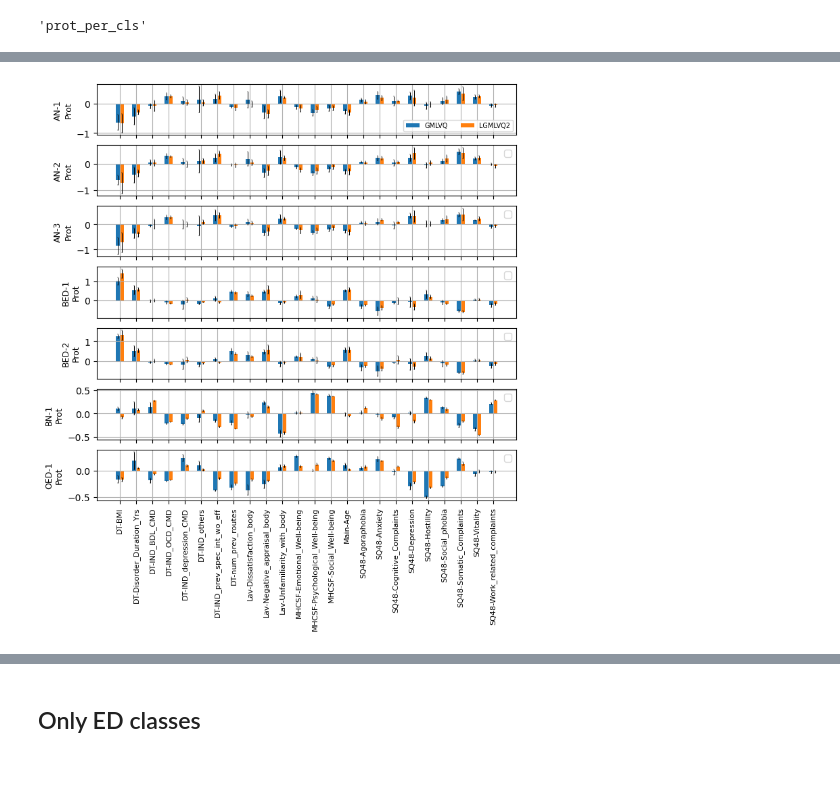
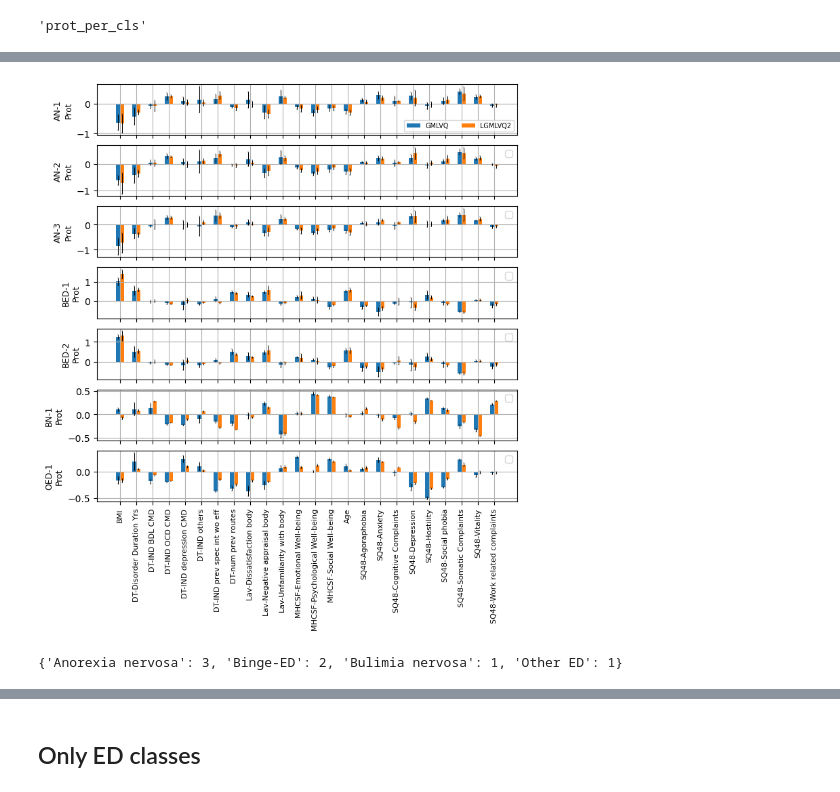
Before and after one commit to SrGh31/ED-profiling, a Jupyter notebook: Prediction_EDTypes_Severity.ipynb, the cells around one changed output, grey strips where cells are left out. Cells and saved outputs as stored; diff of their text form; code cells hidden in the pictures.

```diff
--- a/Prediction_EDTypes_Severity.ipynb
+++ b/Prediction_EDTypes_Severity.ipynb
@@ -505,6 +616,6 @@ dict_keys(['Mean', 'Std', 'All', 'prot_per_cls', 'cls_names'])
 # %%
-select_keys2=['GMLVQ','LGMLVQ2']
-fs, nprots=9, np.shape(prots_lvq_all[2.1]['GMLVQ']['Mean'])[0]
+select_keys2, classifier_prot=['GMLVQ','LGMLVQ2'], ['Generalized Matrix LVQ', 'Localized GMLVQ']
+fs, nprots=9, np.shape(prots_lvq_all[choice]['GMLVQ']['Mean'])[0]
 #prots_per_class=pipeClassifiers_all['GMLVQ'][0]['GMLVQ'].prototype_n_per_class
 Cls_dict=dict(zip(prots_lvq_all[choice]['GMLVQ']['cls_names'], ['AN','BED','BN', 'OED', 'Others']))
 Prot_dict=dict(zip(prots_lvq_all[choice]['GMLVQ']['cls_names'], prots_lvq_all[choice]['GMLVQ']['prot_per_cls']))
@@ -527,36 +634,51 @@ prot_cls
 ind, nprots = np.arange(len(adapted_combo_cols)), np.sum(prots_lvq_all[choice]['GMLVQ']['prot_per_cls'])
 width = 0.25  # the width of the bars
 shifts=[-0.125,0.125]
 choice=1.1
 fig2, ax2 = plt.subplots(nprots,1, figsize=(8,8), sharex=True)
 rects_all={}
+norm_profile_all, profile_all={},{}
+prof_mean, prof_std=dataset_types[choice]['mean'], dataset_types[choice]['std']
 for prot in range(nprots):
+    true_scale=np.zeros((np.shape(prots_lvq_all[choice]['GMLVQ']['All'])[0], np.shape(prots_lvq_all[choice]['GMLVQ']['All'])[2]))
     for idx,key in enumerate(['GMLVQ','LGMLVQ2']):
         clsName=prot_cls[prot]#pipeClassifiers_all[key][0][key].classes_[cls]
         bardata, err=prots_lvq_all[choice][key]['Mean'][prot], prots_lvq_all[choice][key]['Std'][prot]
-        #bardata=bardata
-       # if (prot_cls[prot]=='BED-1') | (prot_cls[prot]=='BED-2'):
-       #     print(bardata)
         rects_all[key] = ax2[prot].bar(ind +shifts[idx], bardata, width, yerr=err, label=key,
                            error_kw=dict(lw=0.75, capsize=0.5, capthick=0.3))
+        mean_err=(np.column_stack((bardata, err))).flatten()
+        norm_profile_all[key+'-'+clsName]=mean_err
+        for iter in range(np.shape(prots_lvq_all[choice]['GMLVQ']['All'])[0]):
+            true_scale[iter, :]=(prots_lvq_all[choice][key]['All'][iter][prot]*prof_std)+prof_mean
+        profile_all[key+'-'+clsName]=(np.column_stack((np.mean(true_scale, axis=0), np.std(true_scale, axis=0)))).flatten()
 # Add some text for labels, title and custom x-axis tick labels, etc.
     ax2[prot].set_ylabel('%s\nProt'%clsName, fontsize=fs)
+    ax2[prot].set_xticks(ind)
     ax2[prot].grid()
     if prot==nprots-1:
-        ax2[prot].set_xticks(ind)
-        ax2[prot].set_xticklabels(adapted_combo_cols, rotation=90, fontsize=fs-1)
+        ax2[prot].set_xticklabels(show_col_names, rotation=90, fontsize=fs-1)
     else:
         ax2[prot].set_xticklabels([])
     if prot==0:
         ax2[prot].legend(fontsize=fs-2, loc='lower right', ncol=2)
     else:
         ax2[prot].legend('')
    # ax2[prot].set_ylim([-1, 1.75])
 fig.tight_layout()
 plt.show()
+profile_all=pd.DataFrame.from_dict(data=profile_all).T
+profile_all.columns=res_df_colname
+norm_profile_all=pd.DataFrame.from_dict(data=norm_profile_all).T
+norm_profile_all.columns=res_df_colname
 fig2.savefig('figs/PDFs/classification/Prots_%s.pdf'%exp_name, bbox_inches='tight', transparent=False,\
                pad_inches=0.01)
 fig2.savefig('figs/PNGs/classification/Prots_%s.png'%exp_name, bbox_inches='tight', transparent=False,\
                pad_inches=0.01)
+norm_profile_all.to_csv('tabs/normed_CW_Profiles_%s.csv'%exp_name, sep='\t', decimal='.', index=False)
+profile_all.to_csv('tabs/CW_Profiles_%s.csv'%exp_name, sep='\t', decimal='.', index=False)
 # %% [output]
-[figure, old version]
+[figure, new version]
+# %%
+Prot_dict
+# %% [output]
+{'Anorexia nervosa': 3, 'Binge-ED': 2, 'Bulimia nervosa': 1, 'Other ED': 1}
```
Also changed, not shown: parts of 13 cells of this notebook, 57 other files.
